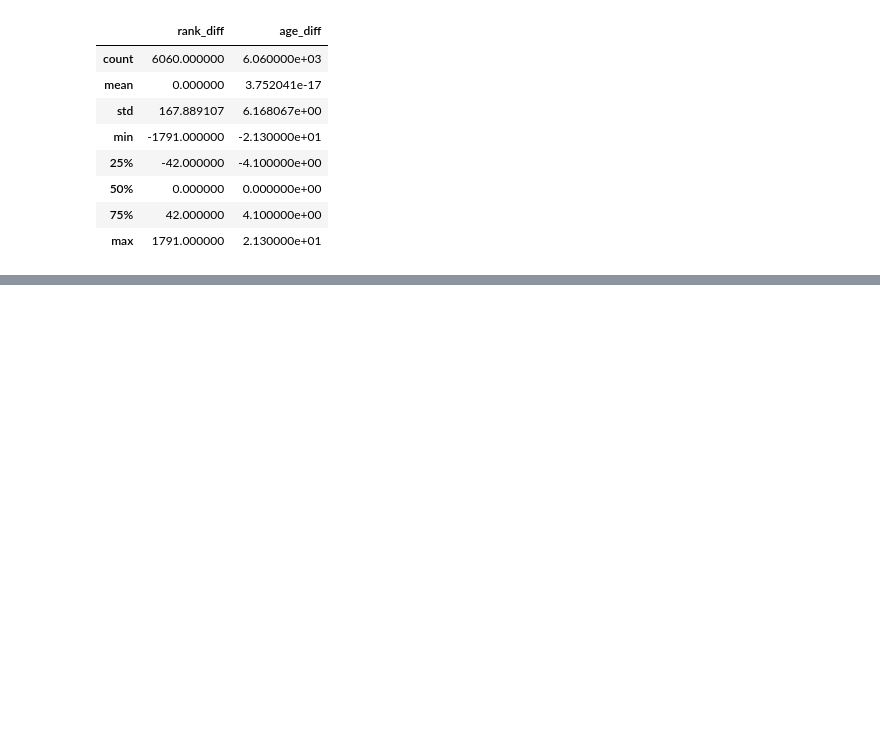
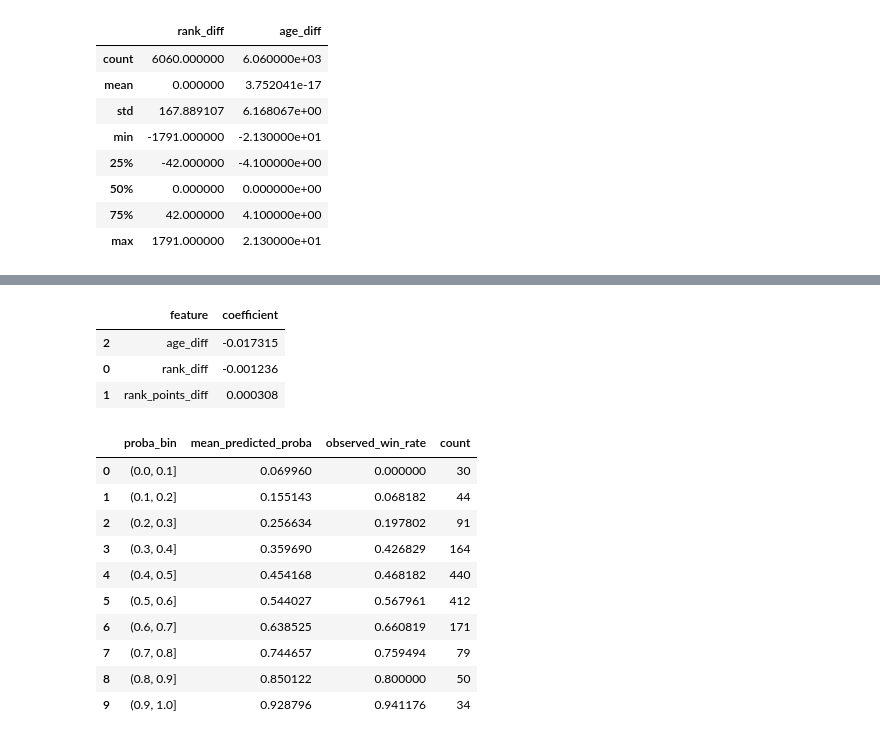
Before and after one commit to alfiemarkj-bot/tennis-pricing-inefficiencies, a Jupyter notebook: notebooks/01_data_loading_and_exploration.ipynb, the cells around one changed output, grey strips where cells are left out. Drawn from its saved outputs; the diff is of its cells as text; code cells hidden in the pictures; blank space fills up the shorter version.

```diff
--- a/notebooks/01_data_loading_and_exploration.ipynb
+++ b/notebooks/01_data_loading_and_exploration.ipynb
@@ -190,0 +215,3 @@ suggesting the engineered features are suitable for probabilistic modelling.
+# %%
+model = LogisticRegression(max_iter=1000)
+model.fit(X_train, y_train)
@@ -190,0 +234,12 @@ suggesting the engineered features are suitable for probabilistic modelling.
+# %%
+coef_df = pd.DataFrame({
+    "feature": features,
+    "coefficient": model.coef_[0]
+}).sort_values(by="coefficient")
+
+coef_df
+# %% [output]
+|  | feature | coefficient |
+| 2 | age_diff | -0.017315 |
+| 0 | rank_diff | -0.001236 |
+| 1 | rank_points_diff | 0.000308 |
@@ -190,0 +256,25 @@ suggesting the engineered features are suitable for probabilistic modelling.
+# %%
+calibration_df = (
+    eval_df
+    .groupby("proba_bin")
+    .agg(
+        mean_predicted_proba=("predicted_proba", "mean"),
+        observed_win_rate=("actual_win", "mean"),
+        count=("actual_win", "size")
+    )
+    .reset_index()
+)
+
+calibration_df
+# %% [output]
+|  | proba_bin | mean_predicted_proba | observed_win_rate | count |
+| 0 | (0.0, 0.1] | 0.069960 | 0.000000 | 30 |
+| 1 | (0.1, 0.2] | 0.155143 | 0.068182 | 44 |
+| 2 | (0.2, 0.3] | 0.256634 | 0.197802 | 91 |
+| 3 | (0.3, 0.4] | 0.359690 | 0.426829 | 164 |
+| 4 | (0.4, 0.5] | 0.454168 | 0.468182 | 440 |
+| 5 | (0.5, 0.6] | 0.544027 | 0.567961 | 412 |
+| 6 | (0.6, 0.7] | 0.638525 | 0.660819 | 171 |
+| 7 | (0.7, 0.8] | 0.744657 | 0.759494 | 79 |
+| 8 | (0.8, 0.9] | 0.850122 | 0.800000 | 50 |
+| 9 | (0.9, 1.0] | 0.928796 | 0.941176 | 34 |
```
Also changed, not shown: parts of 11 cells of this notebook, 1 other file.
